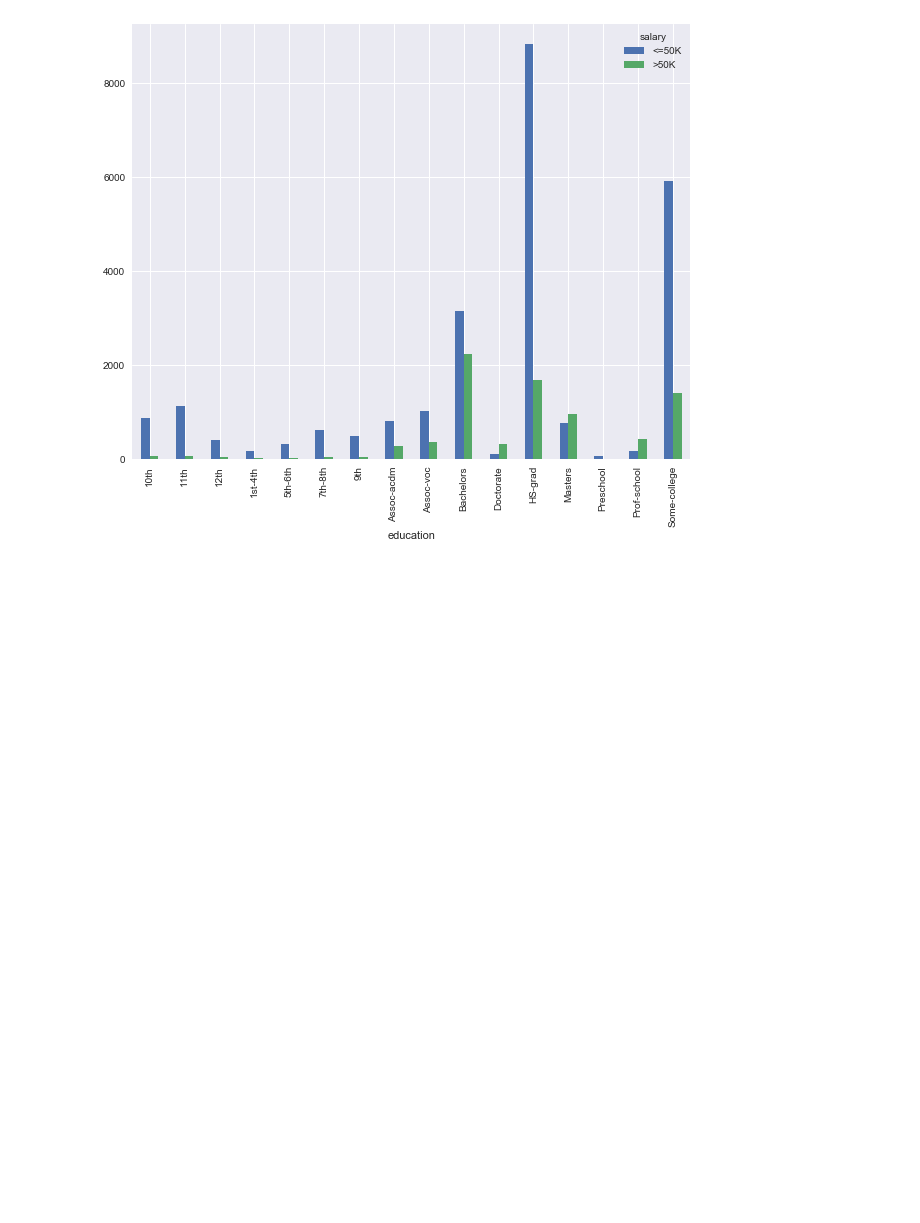
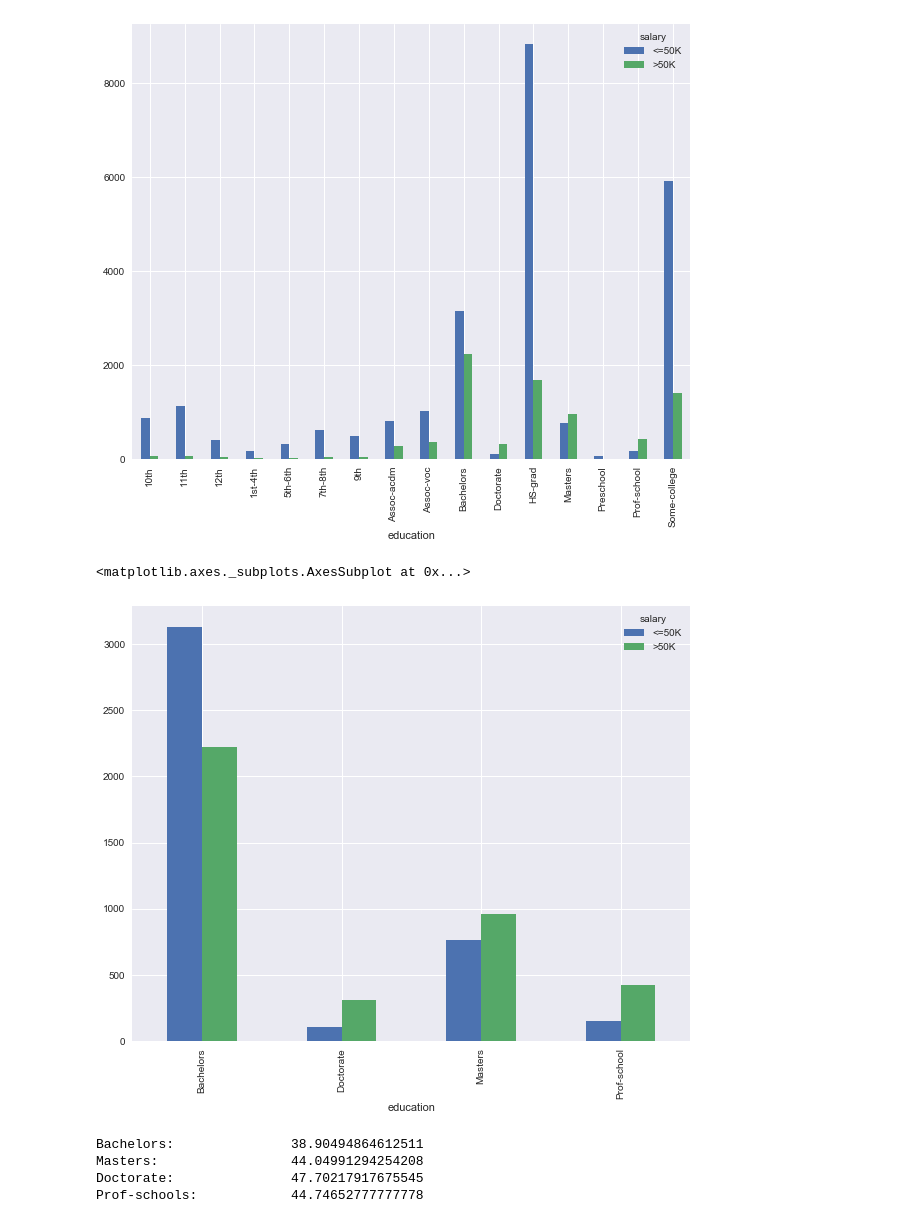
Before and after one commit to pvlbzn/datascience, a Jupyter notebook: adults_analisys.ipynb, the cells around one changed output. Saved outputs shown, nothing was run; the diff lists cells and outputs as text; code cells hidden in the pictures; blank space fills up the shorter version.

```diff
--- a/adults_analisys.ipynb
+++ b/adults_analisys.ipynb
@@ -236,3 +236,33 @@ pd.crosstab(data['education'], data['salary']).plot(kind='bar')
 # %% [output]
 <matplotlib.axes._subplots.AxesSubplot at 0x...>
 [figure]
+# %%
+doctors = data[data['education'] == 'Doctorate']
+trained = data[data['education'] == 'Prof-school']
+masters = data[data['education'] == 'Masters']
+bachelors = data[data['education'] == 'Bachelors']
+
+docs_trained = pd.concat([doctors, trained, masters, bachelors])
+
+pd.crosstab(docs_trained['education'], docs_trained['salary']).plot(kind='bar')
+# %% [output]
+<matplotlib.axes._subplots.AxesSubplot at 0x...>
+[figure, added]
+# %%
+# Average age of degree holders
+print(
+'''
+Bachelors:\t\t {0}
+Masters:\t\t {1}
+Doctorate:\t\t {2}
+Prof-schools:\t\t {3}'''.format(
+    bachelors['age'].mean(),
+    masters['age'].mean(),
+    doctors['age'].mean(),
+    trained['age'].mean(),
+))
+# %% [output]
+Bachelors:               38.90494864612511
+Masters:                 44.04991294254208
+Doctorate:               47.70217917675545
+Prof-schools:            44.74652777777778
```
Also changed, not shown: parts of 7 cells of this notebook.
